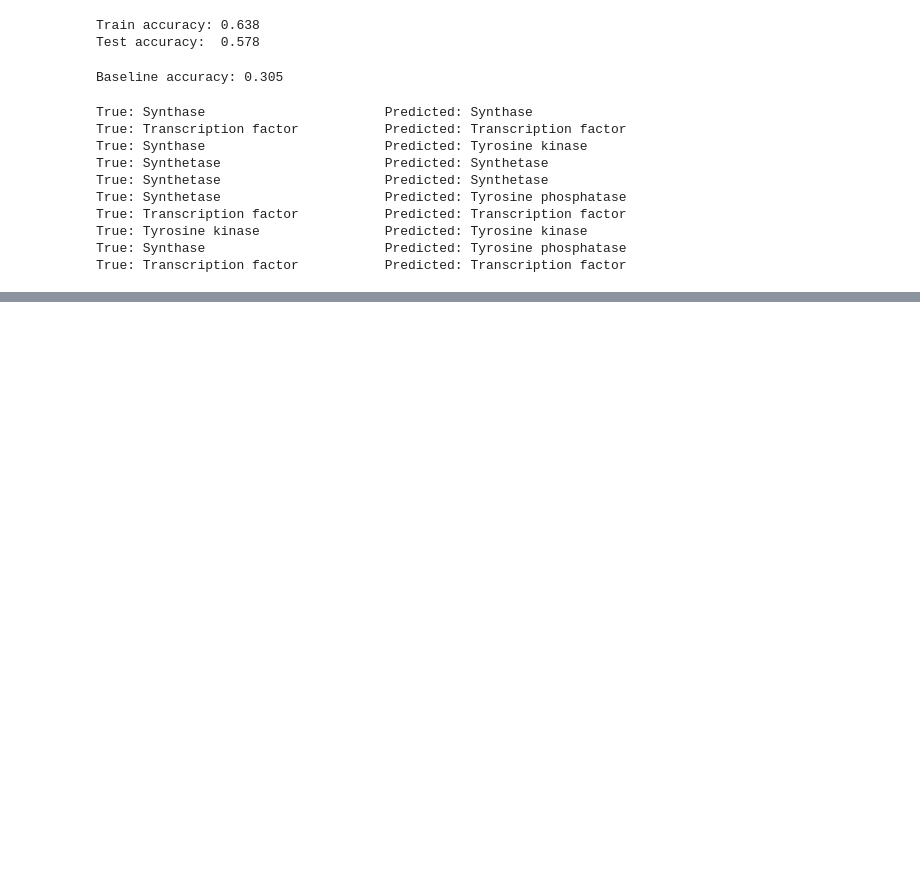
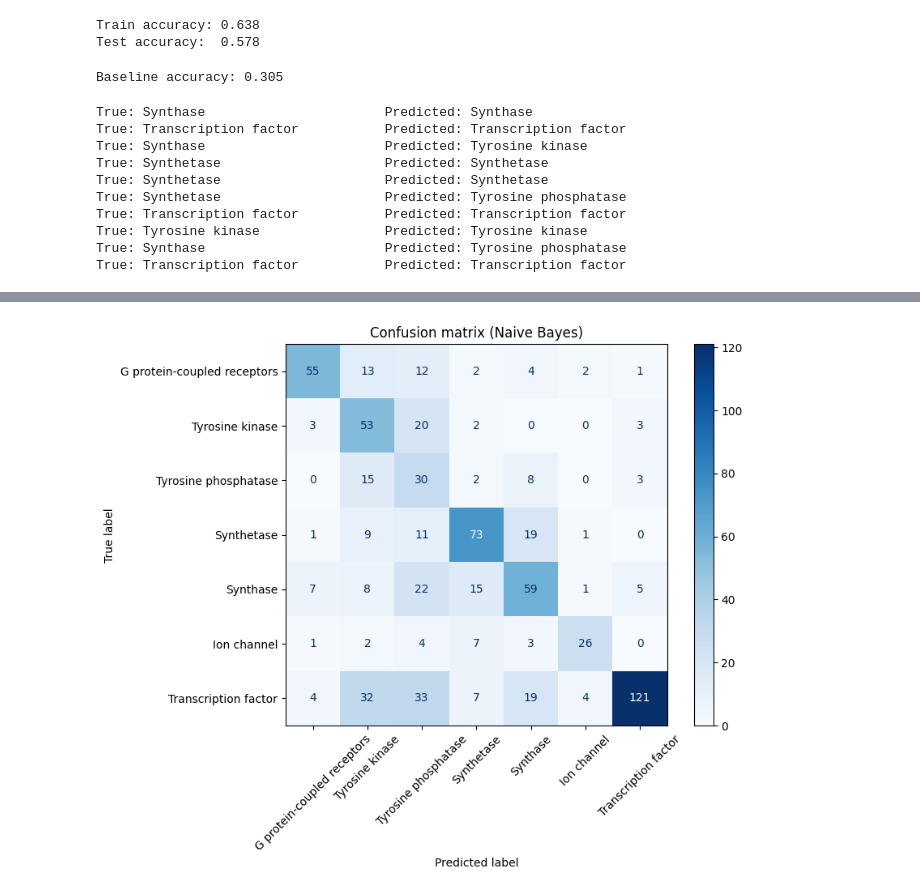
Before and after one commit to Kartikey-Paliwal/dna-gene-family-classifier, a Jupyter notebook: 01_exploration.ipynb, the cells around one changed output, grey strips where cells are left out. Drawn from its saved outputs; the diff is of its cells as text; code cells hidden in the pictures; blank space fills up the shorter version.

```diff
--- a/01_exploration.ipynb
+++ b/01_exploration.ipynb
@@ -295,0 +298,7 @@ True: Transcription factor           Predicted: Transcription factor
+# %%
+from sklearn.metrics import classification_report
+
+y_pred = model.predict(X_test)
+names = [class_names[i] for i in range(7)]
+
+print(classification_report(y_test, y_pred, target_names=names))
@@ -295,0 +319,17 @@ True: Transcription factor           Predicted: Transcription factor
+# %%
+from sklearn.metrics import ConfusionMatrixDisplay
+import matplotlib.pyplot as plt
+
+fig, ax = plt.subplots(figsize=(9, 7))
+ConfusionMatrixDisplay.from_predictions(
+    y_test, y_pred,
+    display_labels=names,
+    xticks_rotation=45,
+    cmap="Blues",
+    ax=ax
+)
+plt.title("Confusion matrix (Naive Bayes)")
+plt.tight_layout()
+plt.show()
+# %% [output]
+[figure, added]
```
Also changed, not shown: parts of 7 cells of this notebook.
